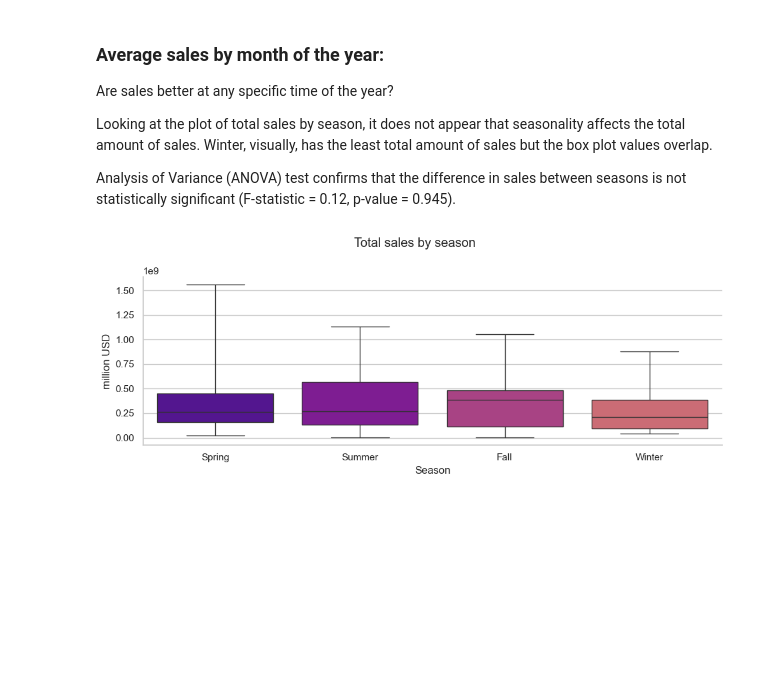
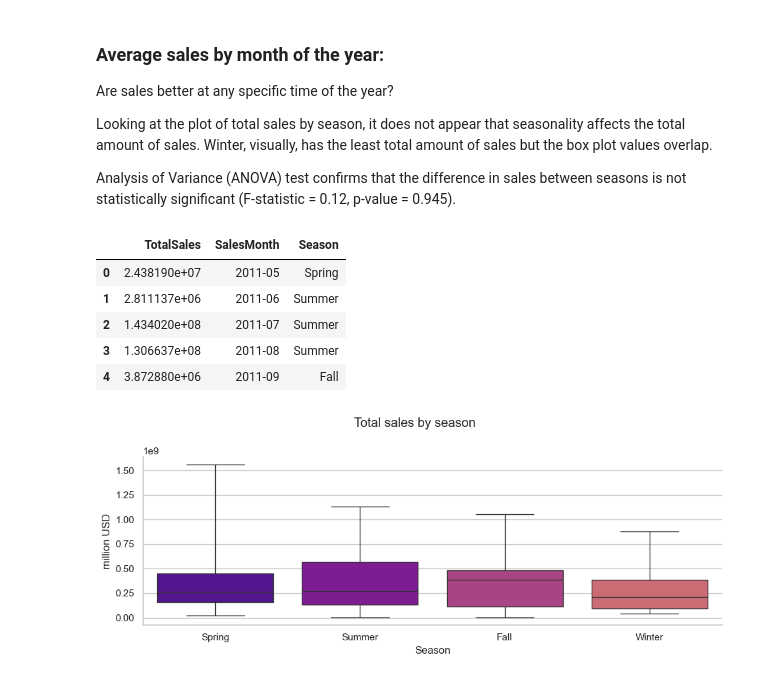
Before and after one commit to PieRatCat/SQL-stuff, a Jupyter notebook: SQL_kunskapskontroll/exam_submission.ipynb, the cells around one changed output. Drawn from its saved outputs; the diff is of its cells as text; code cells hidden in the pictures; blank space fills up the shorter version.

```diff
--- a/SQL_kunskapskontroll/exam_submission.ipynb
+++ b/SQL_kunskapskontroll/exam_submission.ipynb
@@ -132,34 +139,41 @@ WITH Season AS
 (SELECT
 	TotalDue,
 	OrderDate,
 	FORMAT(OrderDate, 'yyyy') AS SalesYear,
 	FORMAT(OrderDate, 'MM') AS SalesMonth,
 	CASE
 		WHEN FORMAT(OrderDate, 'MM') IN (01, 02, 12) THEN 'Winter'
 		WHEN FORMAT(OrderDate, 'MM') IN (03, 04, 05) THEN 'Spring'
 		WHEN FORMAT(OrderDate, 'MM') IN (06, 07, 08) THEN 'Summer'
 		WHEN FORMAT(OrderDate, 'MM') IN (09, 10, 11) THEN 'Fall'
 	END AS Season
 
 	FROM Sales.SalesOrderHeader
 	)
 , SalesMonth AS
 (SELECT
 	OrderDate,
 	CONCAT_WS('-', SalesYear, SalesMonth) AS SalesMonth
 FROM Season
 )
 SELECT
 	SUM(a.TotalDue) AS TotalSales,
 	b.SalesMonth,
 	a.Season
 FROM Season AS a INNER JOIN SalesMonth AS b
 	ON a.OrderDate = b.OrderDate
 GROUP BY b.SalesMonth, a.Season
 ORDER BY b.SalesMonth ASC
 ;
 """ , con=connection)
-sales_by_month
+sales_by_month.head()
+# %% [output]
+|  | TotalSales | SalesMonth | Season |
+| 0 | 2.438190e+07 | 2011-05 | Spring |
+| 1 | 2.811137e+06 | 2011-06 | Summer |
+| 2 | 1.434020e+08 | 2011-07 | Summer |
+| 3 | 1.306637e+08 | 2011-08 | Summer |
+| 4 | 3.872880e+06 | 2011-09 | Fall |
 # %%
 g = sns.catplot(data=sales_by_month, x="Season", y="TotalSales", kind="box", hue="Season", whis=(0,100), height=4, aspect=2.5)
 g.figure.suptitle("Total sales by season")
```
Also changed, not shown: parts of 4 cells of this notebook.
